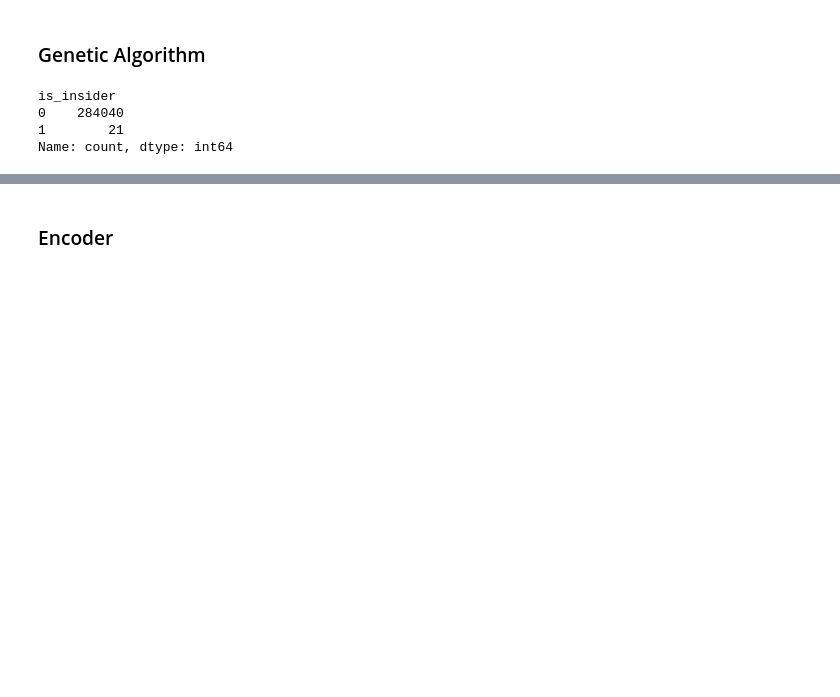
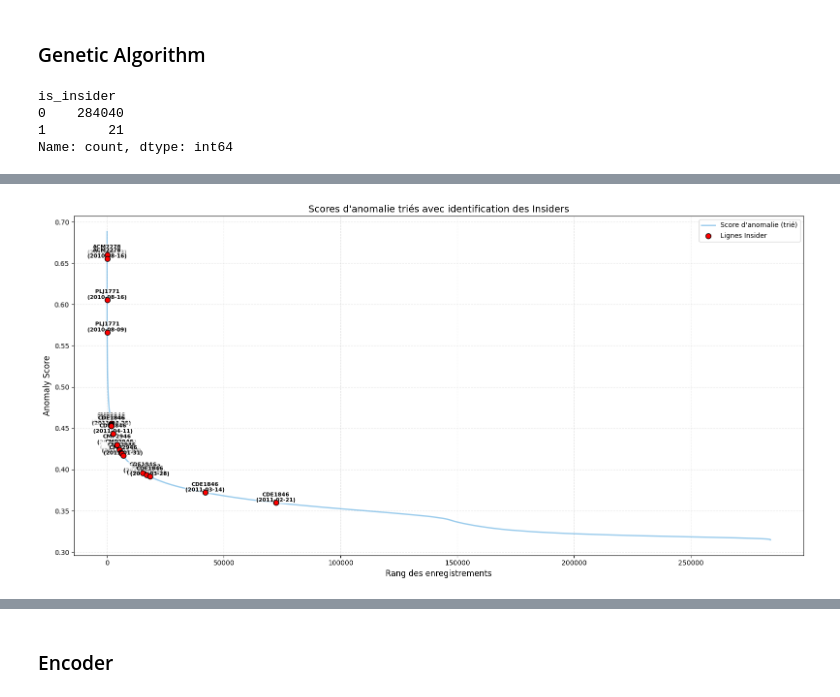
Before and after one commit to SamiKarboubi/CERT-Insider-Threat-Detection, a Jupyter notebook: model_training_weekly.ipynb, the cells around one changed output, grey strips where cells are left out. Cells and saved outputs as stored; diff of their text form; code cells hidden in the pictures; blank space fills up the shorter version.

```diff
--- a/model_training_weekly.ipynb
+++ b/model_training_weekly.ipynb
@@ -282,7 +282,7 @@ toolbox.register('mate', tools.cxTwoPoint)
 toolbox.register('mutate',tools.mutFlipBit,indpb=0.05)
 toolbox.register('select',tools.selTournament,tournsize=3)
 # %%
-def run_ga(pop_size=100,n_gen=50):
+def run_ga(pop_size=70,n_gen=30):
 
     pop = toolbox.population(n=pop_size)
     hof = tools.HallOfFame(1)
@@ -311,8 +329,8 @@ print("Fitness :", best.fitness.values[0])
 X_with_best_features = X_scaled[best_features]
 
 model = IsolationForest(
-    n_estimators=100000,
-    max_samples=4000,
+    n_estimators=10000,
+    max_samples=125000,
     max_features=1.0,
     random_state=42
 )
@@ -368,0 +343,49 @@ plt.show()
+# %%
+df_sorted = df.sort_values(by='anomaly_score_best_features', ascending=False).reset_index(drop=True)
+
+insider_indices_sorted = df_sorted[df_sorted['is_insider'] == 1].index
+
+plt.figure(figsize=(16, 8))
+
+plt.plot(df_sorted.index, df_sorted['anomaly_score_best_features'],
+         label="Score d'anomalie (trié)",
+         color='#3498db',
+         alpha=0.5,
+         linewidth=2)
+
+if len(insider_indices_sorted) > 0:
+
+    plt.scatter(insider_indices_sorted,
+                df_sorted.loc[insider_indices_sorted, 'anomaly_score_best_features'],
+                color='red',
+                label='Lignes Insider',
+                s=60,
+                zorder=5,
+                edgecolors='black')
+
+
+    for idx in insider_indices_sorted:
+        user = df_sorted.loc[idx, 'user']
+        week = df_sorted.loc[idx, 'week_start']
+        score = df_sorted.loc[idx, 'anomaly_score_best_features']
+
+
+        label = f"{user}\n({week})"
+
+        plt.text(idx, score, label,
+                 fontsize=8,
+                 fontweight='bold',
+                 verticalalignment='bottom',
+                 horizontalalignment='center',
+                 bbox=dict(facecolor='white', alpha=0.6, edgecolor='none', pad=1))
+
+plt.title("Scores d'anomalie triés avec identification des Insiders", fontsize=14)
+plt.xlabel("Rang des enregistrements", fontsize=12)
+plt.ylabel("Anomaly Score", fontsize=12)
+plt.legend()
+plt.grid(alpha=0.3, linestyle='--')
+
+plt.tight_layout()
+plt.show()
+# %% [output]
+[figure, added]
```
Also changed, not shown: parts of 14 cells of this notebook, 1 other file.
